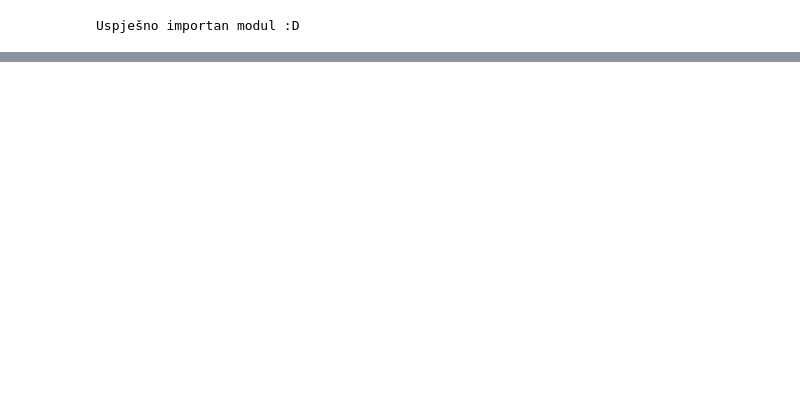
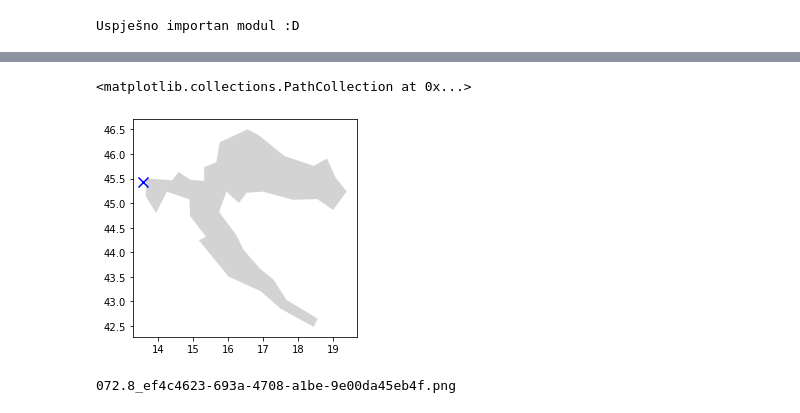
Before and after one commit to grubelic/LUMEN_DS_2022, a Jupyter notebook: Evaluation/main2.ipynb, the cells around one changed output, grey strips where cells are left out. Drawn from its saved outputs; the diff is of its cells as text; code cells hidden in the pictures; blank space fills up the shorter version.

```diff
--- a/Evaluation/main2.ipynb
+++ b/Evaluation/main2.ipynb
@@ -35,0 +85,13 @@ get_pictures(data, result_dir, data_pic_dir)
+# %%
+lat, lon = 45.437683, 13.572506
+countries[countries["name"] == "Croatia"].plot(color="lightgrey")
+plt.scatter(lon, lat, s=100, c='blue', marker='x')
+# %% [output]
+<matplotlib.collections.PathCollection at 0x...>
+[figure, added]
+# %%
+uuid = data.iloc[0,0]
+dist = data.iloc[0,5]
+print(f'{dist:05.1f}_{uuid}.png')
+# %% [output]
+072.8_ef4c4623-693a-4708-a1be-9e00da45eb4f.png
```
Also changed, not shown: parts of 7 cells of this notebook, 53 other files.
